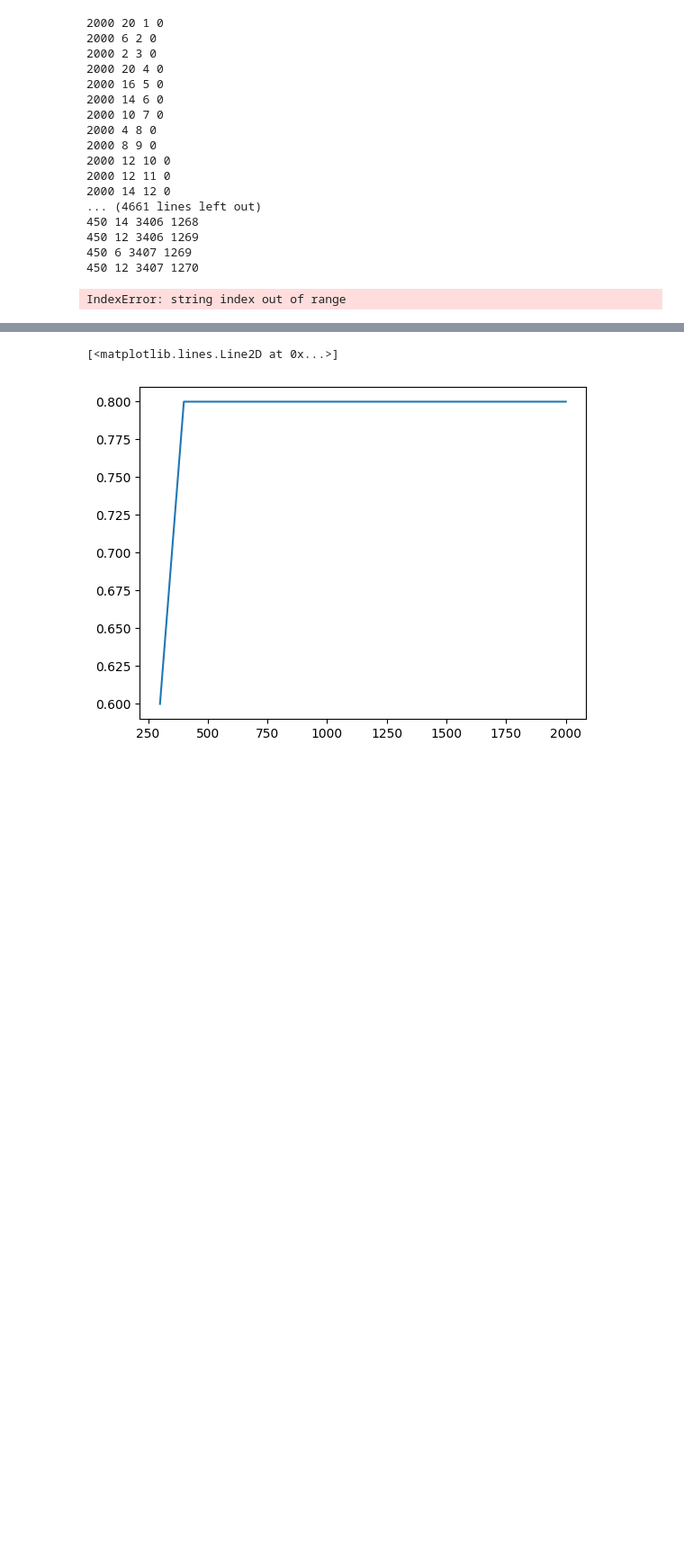
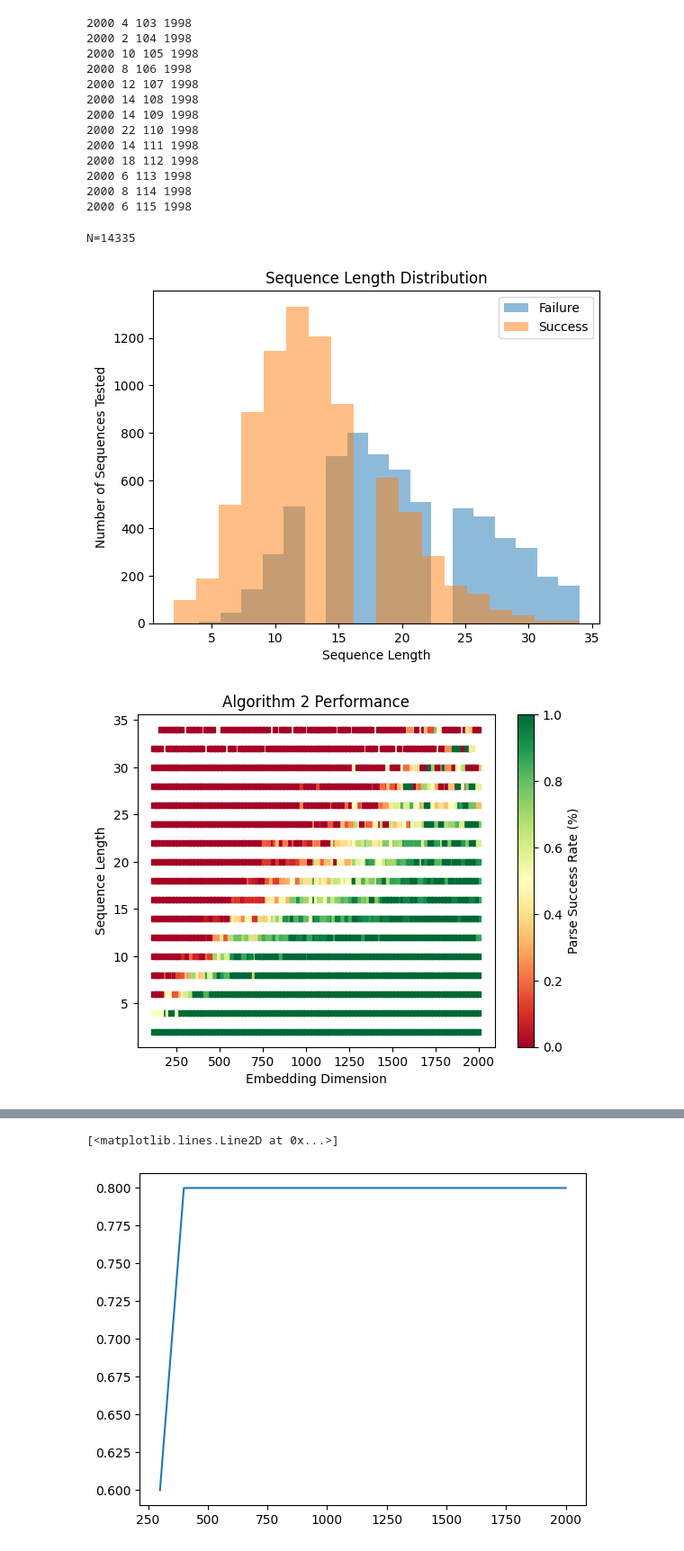
Before and after one commit to jtmaher/Embedding, a Jupyter notebook: Parser.ipynb, the cells around one changed output, grey strips where cells are left out. Shown at 90% size. Cells and saved outputs as stored; diff of their text form; code cells hidden in the pictures; blank space fills up the shorter version.

```diff
--- a/Parser.ipynb
+++ b/Parser.ipynb
@@ -127,14 +138,8 @@ plt.hist(x)
 # %%
-good = 0
-bad = 0
-res = []
 
-dims = [x for x in range(2000,100,-25)]
-
-#trees = {k: v for k, v in trees.items() if len(deparse(v)) == 8}
-
+dims = [x for x in range(2000,100,-20)]
 for dim in dims:
-    trees = get_trees(25)
+    trees = get_trees(5)
     sc = Schema(labels=['L', 'R', 'E'],
                 attributes=['next', 'arg1', 'arg2', 'arg3'])
 
@@ -163,7 +168,7 @@ for dim in dims:
 
     for t in trees.values():
         ld = len(deparse(t))
-        ret = test_parse(deparse(t), t, enc, sc)
+        ret = test_parse(deparse(t), enc, 7)
 
         if ret:
             good += 1
@@ -173,23 +178,45 @@ for dim in dims:
         res.append((dim, ld, ret))
         print(dim, ld, good, bad)
 # %% [output]
-2000 20 1 0
-2000 6 2 0
-2000 2 3 0
-2000 20 4 0
-2000 16 5 0
-2000 14 6 0
-2000 10 7 0
-2000 4 8 0
-2000 8 9 0
-2000 12 10 0
-2000 12 11 0
-2000 14 12 0
-... (4661 lines left out)
-450 14 3406 1268
-450 12 3406 1269
-450 6 3407 1269
-450 12 3407 1270
+2000 4 103 1998
+2000 2 104 1998
+2000 10 105 1998
+2000 8 106 1998
+2000 12 107 1998
+2000 14 108 1998
+2000 14 109 1998
+2000 22 110 1998
+2000 14 111 1998
+2000 18 112 1998
+2000 6 113 1998
+2000 8 114 1998
+2000 6 115 1998
-IndexError: string index out of range
 # %%
 rr = np.array(res)
+
+agg = []
+keys = {(r[0], r[1]) for r in rr}
+for d, l in keys:
+    agg.append((d, l, np.mean(rr[(rr[:,0]==d) & (rr[:,1]==l),2])))
+agg = np.array(agg)
+
+plt.hist(rr[rr[:,2]==0,1],bins=18,alpha=0.5)
+plt.hist(rr[rr[:,2]==1,1],bins=18,alpha=0.5)
+plt.title('Sequence Length Distribution')
+plt.ylabel('Number of Sequences Tested')
+plt.xlabel('Sequence Length')
+plt.legend(['Failure','Success'])
+
+plt.figure()
+plt.scatter(agg[:,0], agg[:,1], c=agg[:,2], cmap='RdYlGn', s=15, marker='s')
+plt.colorbar().set_label('Parse Success Rate (%)')
+plt.xlabel('Embedding Dimension')
+plt.ylabel('Sequence Length')
+plt.title('Algorithm 2 Performance')
+
+plt.savefig('rand_parse2.png', dpi=300)
+print(f'N={rr.shape[0]}')
+# %% [output]
+N=14335
+[figure, added]
+[figure, added]
```
Also changed, not shown: parts of 11 cells of this notebook, 4 other files.
